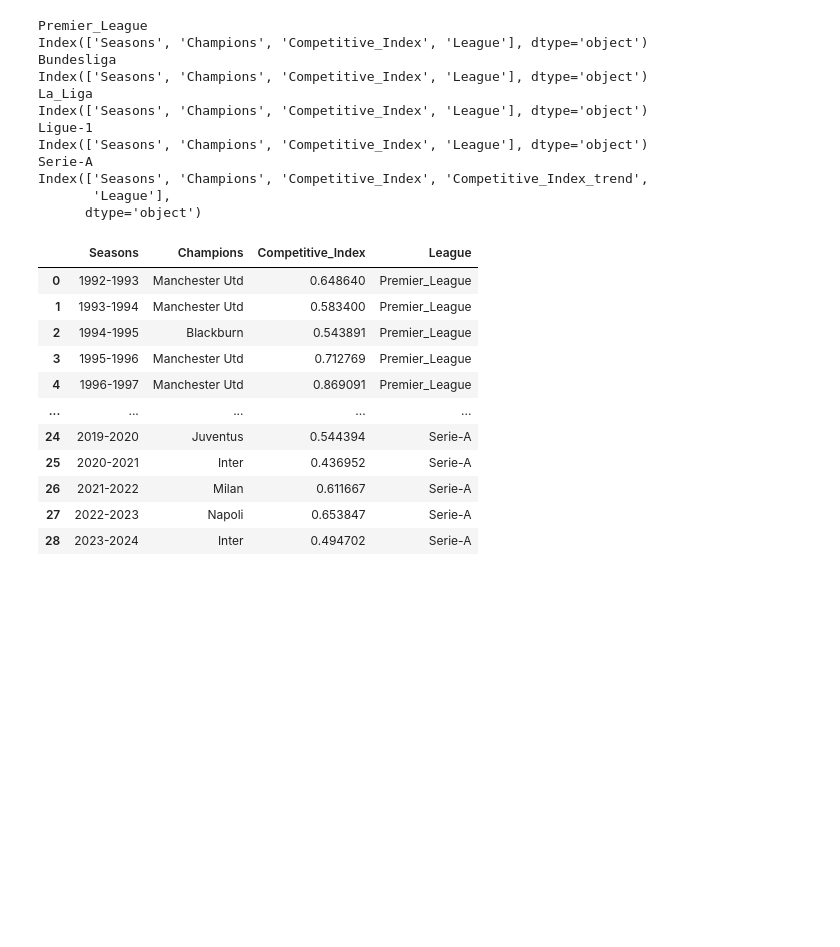
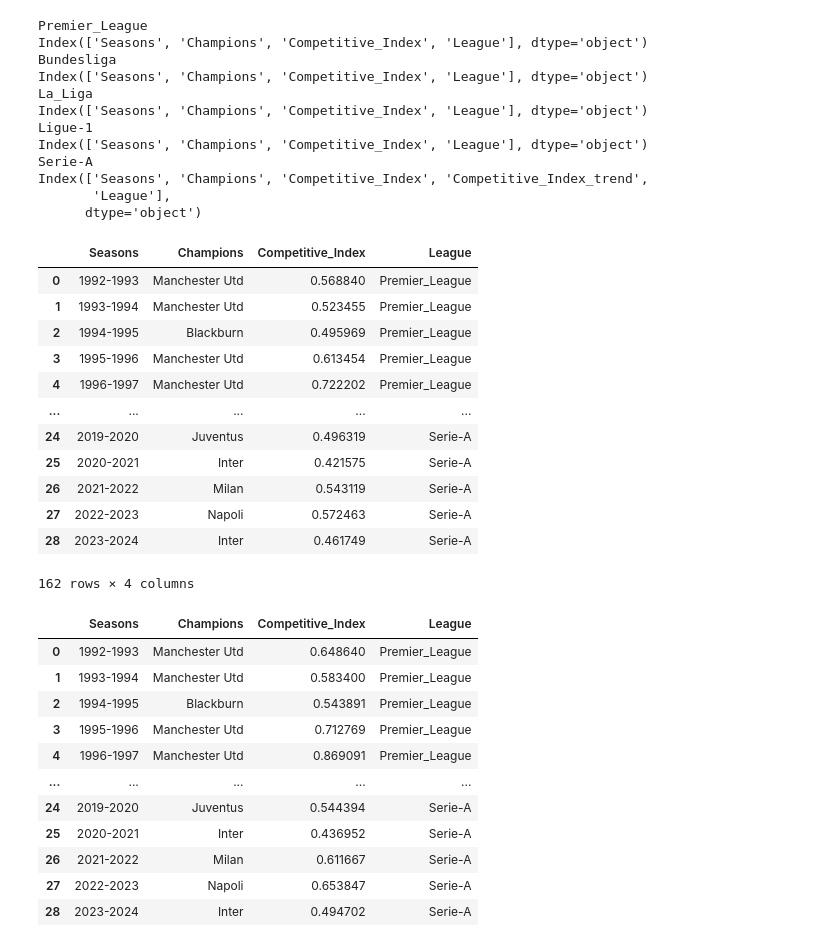
Before and after one commit to Aniket-Raikwar1/Premier_League_data_analysis, a Jupyter notebook: Datasets/Competitive_Index/Untitled.ipynb, the cells around one changed output. Cells and saved outputs as stored; diff of their text form; code cells hidden in the pictures; blank space fills up the shorter version.

```diff
--- a/Datasets/Competitive_Index/Untitled.ipynb
+++ b/Datasets/Competitive_Index/Untitled.ipynb
@@ -31,6 +31,22 @@ Index(['Seasons', 'Champions', 'Competitive_Index', 'Competitive_Index_trend',
       dtype='object')
 # %%
 Leagues_combined = Leagues_combined[Leagues_combined.columns[:-1]]
+# %%
+Leagues_combined
+# %% [output]
+|  | Seasons | Champions | Competitive_Index | League |
+| 0 | 1992-1993 | Manchester Utd | 0.568840 | Premier_League |
+| 1 | 1993-1994 | Manchester Utd | 0.523455 | Premier_League |
+| 2 | 1994-1995 | Blackburn | 0.495969 | Premier_League |
+| 3 | 1995-1996 | Manchester Utd | 0.613454 | Premier_League |
+| 4 | 1996-1997 | Manchester Utd | 0.722202 | Premier_League |
+| ... | ... | ... | ... | ... |
+| 24 | 2019-2020 | Juventus | 0.496319 | Serie-A |
+| 25 | 2020-2021 | Inter | 0.421575 | Serie-A |
+| 26 | 2021-2022 | Milan | 0.543119 | Serie-A |
+| 27 | 2022-2023 | Napoli | 0.572463 | Serie-A |
+| 28 | 2023-2024 | Inter | 0.461749 | Serie-A |
+162 rows × 4 columns
 # %%
 def MinMax_Scaling(feature):
     feat = np.array(feature)
```
Also changed, not shown: parts of 3 cells of this notebook, 5 other files.
